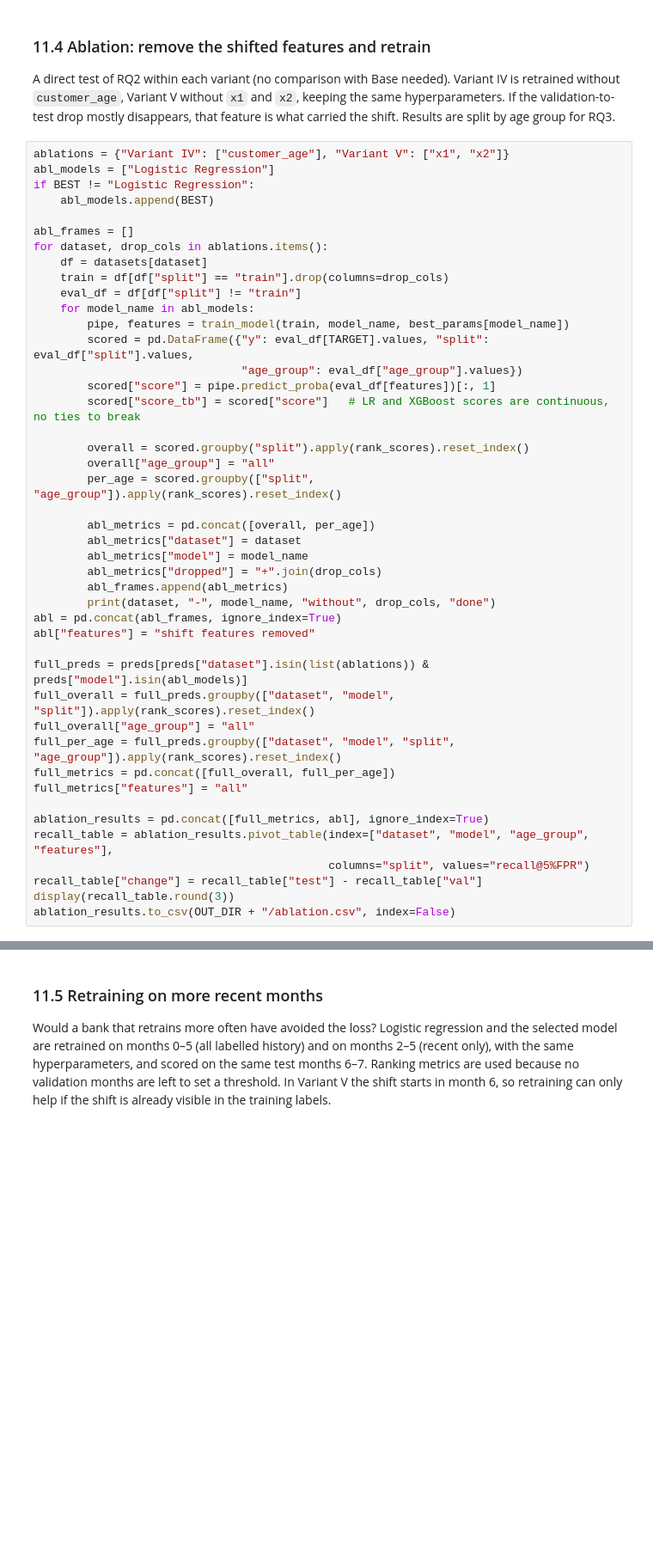
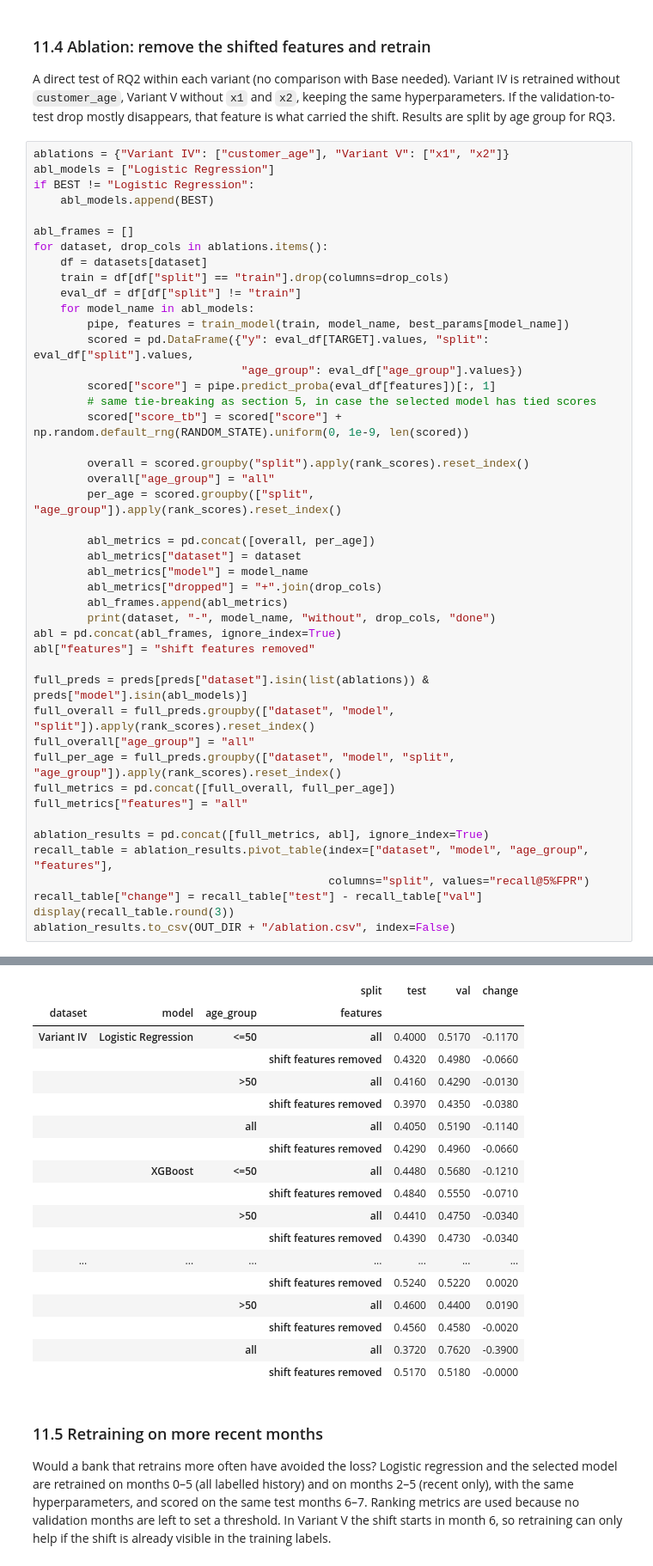
Before and after one commit to charlllene/BT4012-Project, a Jupyter notebook: BT4012_Fraud_Project.ipynb, the cells around one changed output, grey strips where cells are left out. Shown at 86% size. Cells and saved outputs as stored; diff of their text form; blank space fills up the shorter version.

```diff
--- a/BT4012_Fraud_Project.ipynb
+++ b/BT4012_Fraud_Project.ipynb
@@ -937,7 +1440,8 @@ for dataset, drop_cols in ablations.items():
         scored = pd.DataFrame({"y": eval_df[TARGET].values, "split": eval_df["split"].values,
                                "age_group": eval_df["age_group"].values})
         scored["score"] = pipe.predict_proba(eval_df[features])[:, 1]
-        scored["score_tb"] = scored["score"]   # LR and XGBoost scores are continuous, no ties to break
+        # same tie-breaking as section 5, in case the selected model has tied scores
+        scored["score_tb"] = scored["score"] + np.random.default_rng(RANDOM_STATE).uniform(0, 1e-9, len(scored))
 
         overall = scored.groupby("split").apply(rank_scores).reset_index()
         overall["age_group"] = "all"
@@ -965,3 +1469,4 @@ recall_table = ablation_results.pivot_table(index=["dataset", "model", "age_grou
 recall_table["change"] = recall_table["test"] - recall_table["val"]
 display(recall_table.round(3))
 ablation_results.to_csv(OUT_DIR + "/ablation.csv", index=False)
+# %% [output]
@@ -968,3 +1477,21 @@ ablation_results.to_csv(OUT_DIR + "/ablation.csv", index=False)
+|  |  |  | split | test | val | change |
+| dataset | model | age_group | features |  |  |  |
+| Variant IV | Logistic Regression | <=50 | all | 0.4000 | 0.5170 | -0.1170 |
+|  |  |  | shift features removed | 0.4320 | 0.4980 | -0.0660 |
+|  |  | >50 | all | 0.4160 | 0.4290 | -0.0130 |
+|  |  |  | shift features removed | 0.3970 | 0.4350 | -0.0380 |
+|  |  | all | all | 0.4050 | 0.5190 | -0.1140 |
+|  |  |  | shift features removed | 0.4290 | 0.4960 | -0.0660 |
+|  | XGBoost | <=50 | all | 0.4480 | 0.5680 | -0.1210 |
+|  |  |  | shift features removed | 0.4840 | 0.5550 | -0.0710 |
+|  |  | >50 | all | 0.4410 | 0.4750 | -0.0340 |
+|  |  |  | shift features removed | 0.4390 | 0.4730 | -0.0340 |
+| ... | ... | ... | ... | ... | ... | ... |
+|  |  |  | shift features removed | 0.5240 | 0.5220 | 0.0020 |
+|  |  | >50 | all | 0.4600 | 0.4400 | 0.0190 |
+|  |  |  | shift features removed | 0.4560 | 0.4580 | -0.0020 |
+|  |  | all | all | 0.3720 | 0.7620 | -0.3900 |
+|  |  |  | shift features removed | 0.5170 | 0.5180 | -0.0000 |
 # %% [markdown]
 ### 11.5 Retraining on more recent months
 Would a bank that retrains more often have avoided the loss? Logistic regression and the selected model are retrained on months 0–5 (all labelled history) and on months 2–5 (recent only), with the same hyperparameters, and scored on the same test months 6–7. Ranking metrics are used because no validation months are left to set a threshold. In Variant V the shift starts in month 6, so retraining can only help if the shift is already visible in the training labels.
```
Also changed, not shown: parts of 34 cells of this notebook, 30 other files.
